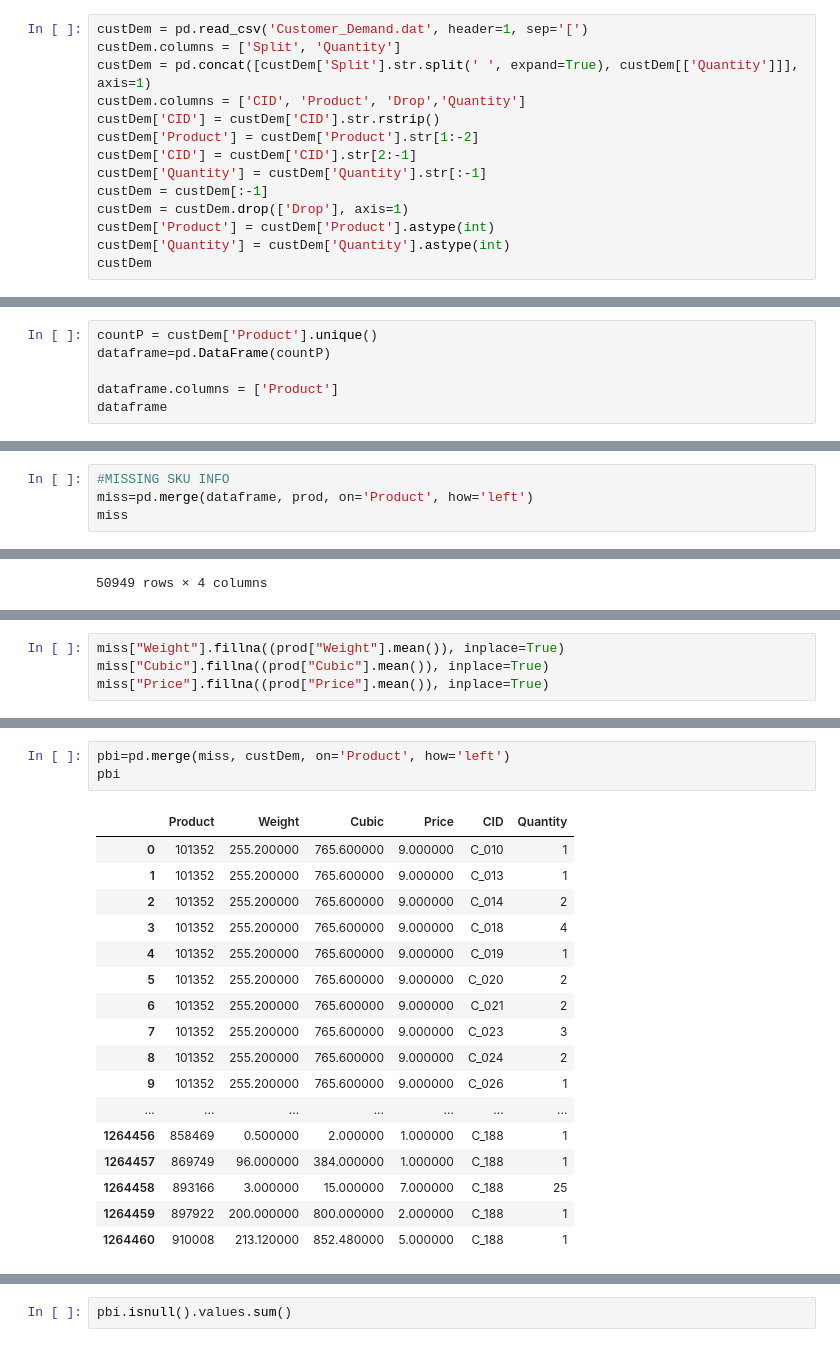
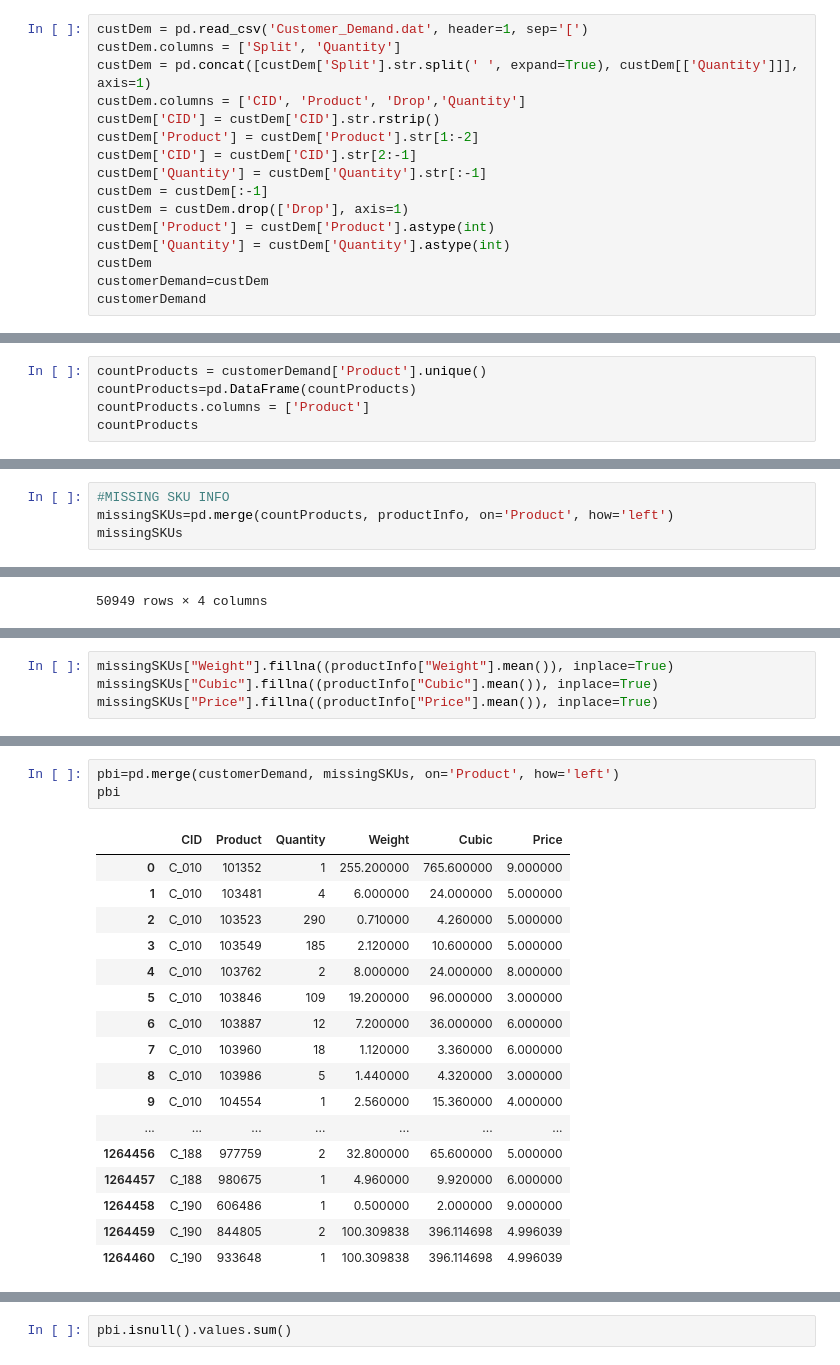
Before and after one commit to pszkilnyk/skittles, a Jupyter notebook: final.ipynb, the cells around one changed output, grey strips where cells are left out. Cells and saved outputs as stored; diff of their text form.

```diff
--- a/final.ipynb
+++ b/final.ipynb
@@ -103,6 +116,8 @@ custDem = custDem.drop(['Drop'], axis=1)
 custDem['Product'] = custDem['Product'].astype(int)
 custDem['Quantity'] = custDem['Quantity'].astype(int)
 custDem
+customerDemand=custDem
+customerDemand
 # %% [output]
 |  | CID | Product | Quantity |
 | 0 | C_010 | 101352 | 1 |
@@ -169,11 +201,10 @@ transpo2
 # %%
 #CUSTOMER/PRODUCT/LOCATION INFO LOADED
 # %%
-countP = custDem['Product'].unique()
-dataframe=pd.DataFrame(countP)
-
-dataframe.columns = ['Product']
-dataframe
+countProducts = customerDemand['Product'].unique()
+countProducts=pd.DataFrame(countProducts)
+countProducts.columns = ['Product']
+countProducts
 # %% [output]
 |  | Product |
 | 0 | 101352 |
@@ -195,8 +226,8 @@ dataframe
 50949 rows × 1 columns
 # %%
 #MISSING SKU INFO
-miss=pd.merge(dataframe, prod, on='Product', how='left')
-miss
+missingSKUs=pd.merge(countProducts, productInfo, on='Product', how='left')
+missingSKUs
 # %% [output]
 |  | Product | Weight | Cubic | Price |
 | 0 | 101352 | 255.20 | 765.60 | 9.0 |
@@ -221,7 +252,7 @@ miss['Weight'].isnull().sum()
 # %% [output]
 7081
 # %%
-miss["Weight"].fillna((prod["Weight"].mean()), inplace=True)
-miss["Cubic"].fillna((prod["Cubic"].mean()), inplace=True)
-miss["Price"].fillna((prod["Price"].mean()), inplace=True)
+missingSKUs["Weight"].fillna((productInfo["Weight"].mean()), inplace=True)
+missingSKUs["Cubic"].fillna((productInfo["Cubic"].mean()), inplace=True)
+missingSKUs["Price"].fillna((productInfo["Price"].mean()), inplace=True)
 # %%
@@ -231,24 +283,24 @@ miss['Weight'].isnull().sum()
 # %%
-pbi=pd.merge(miss, custDem, on='Product', how='left')
+pbi=pd.merge(customerDemand, missingSKUs, on='Product', how='left')
 pbi
 # %% [output]
-|  | Product | Weight | Cubic | Price | CID | Quantity |
-| 0 | 101352 | 255.200000 | 765.600000 | 9.000000 | C_010 | 1 |
-| 1 | 101352 | 255.200000 | 765.600000 | 9.000000 | C_013 | 1 |
-| 2 | 101352 | 255.200000 | 765.600000 | 9.000000 | C_014 | 2 |
-| 3 | 101352 | 255.200000 | 765.600000 | 9.000000 | C_018 | 4 |
-| 4 | 101352 | 255.200000 | 765.600000 | 9.000000 | C_019 | 1 |
-| 5 | 101352 | 255.200000 | 765.600000 | 9.000000 | C_020 | 2 |
-| 6 | 101352 | 255.200000 | 765.600000 | 9.000000 | C_021 | 2 |
-| 7 | 101352 | 255.200000 | 765.600000 | 9.000000 | C_023 | 3 |
-| 8 | 101352 | 255.200000 | 765.600000 | 9.000000 | C_024 | 2 |
-| 9 | 101352 | 255.200000 | 765.600000 | 9.000000 | C_026 | 1 |
+|  | CID | Product | Quantity | Weight | Cubic | Price |
+| 0 | C_010 | 101352 | 1 | 255.200000 | 765.600000 | 9.000000 |
+| 1 | C_010 | 103481 | 4 | 6.000000 | 24.000000 | 5.000000 |
+| 2 | C_010 | 103523 | 290 | 0.710000 | 4.260000 | 5.000000 |
+| 3 | C_010 | 103549 | 185 | 2.120000 | 10.600000 | 5.000000 |
+| 4 | C_010 | 103762 | 2 | 8.000000 | 24.000000 | 8.000000 |
+| 5 | C_010 | 103846 | 109 | 19.200000 | 96.000000 | 3.000000 |
+| 6 | C_010 | 103887 | 12 | 7.200000 | 36.000000 | 6.000000 |
+| 7 | C_010 | 103960 | 18 | 1.120000 | 3.360000 | 6.000000 |
+| 8 | C_010 | 103986 | 5 | 1.440000 | 4.320000 | 3.000000 |
+| 9 | C_010 | 104554 | 1 | 2.560000 | 15.360000 | 4.000000 |
 | ... | ... | ... | ... | ... | ... | ... |
-| 1264456 | 858469 | 0.500000 | 2.000000 | 1.000000 | C_188 | 1 |
-| 1264457 | 869749 | 96.000000 | 384.000000 | 1.000000 | C_188 | 1 |
-| 1264458 | 893166 | 3.000000 | 15.000000 | 7.000000 | C_188 | 25 |
-| 1264459 | 897922 | 200.000000 | 800.000000 | 2.000000 | C_188 | 1 |
-| 1264460 | 910008 | 213.120000 | 852.480000 | 5.000000 | C_188 | 1 |
+| 1264456 | C_188 | 977759 | 2 | 32.800000 | 65.600000 | 5.000000 |
+| 1264457 | C_188 | 980675 | 1 | 4.960000 | 9.920000 | 6.000000 |
+| 1264458 | C_190 | 606486 | 1 | 0.500000 | 2.000000 | 9.000000 |
+| 1264459 | C_190 | 844805 | 2 | 100.309838 | 396.114698 | 4.996039 |
+| 1264460 | C_190 | 933648 | 1 | 100.309838 | 396.114698 | 4.996039 |
 1264461 rows × 6 columns
 # %%
 pbi.isnull().values.sum()
```
Also changed, not shown: parts of 96 cells of this notebook.
